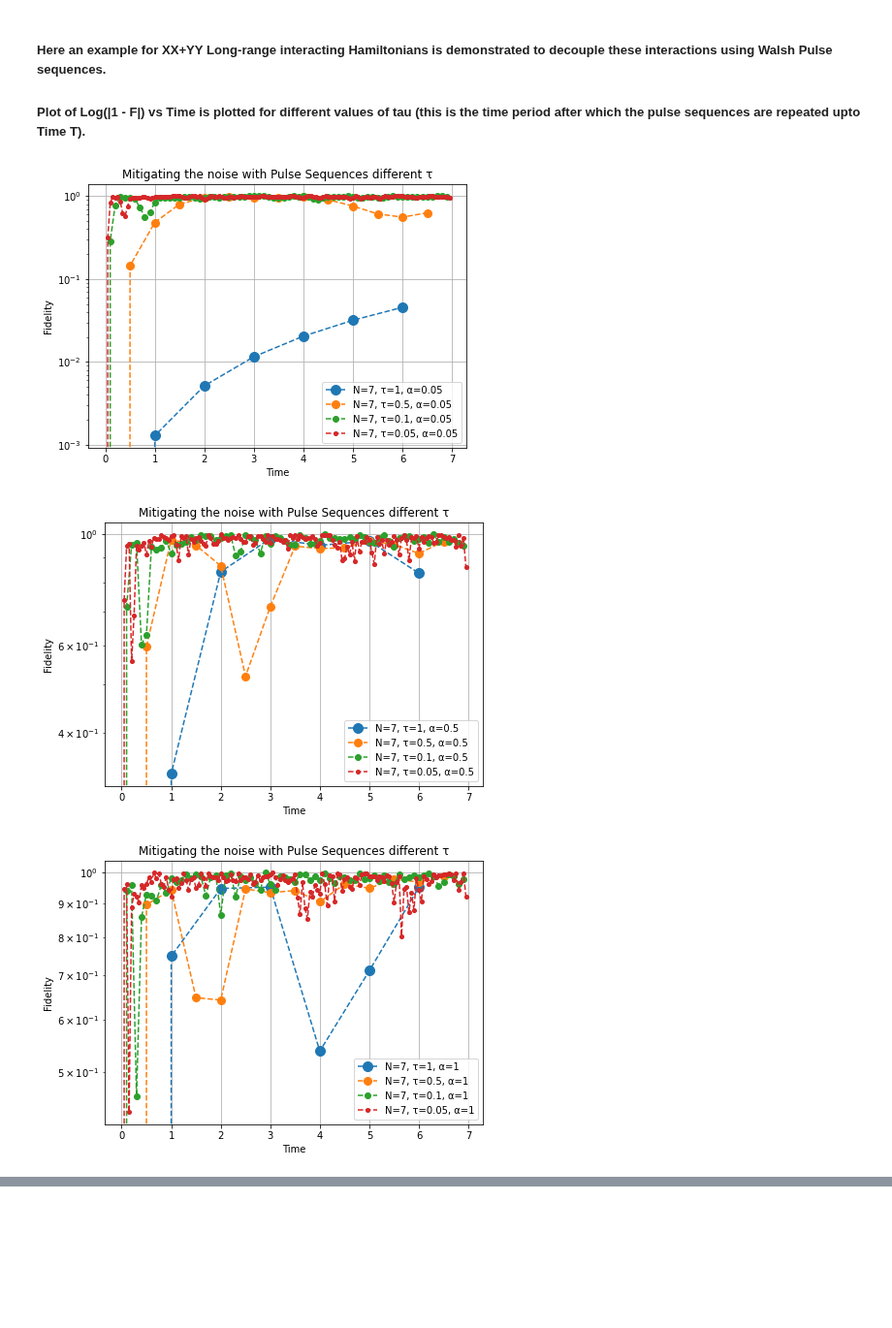
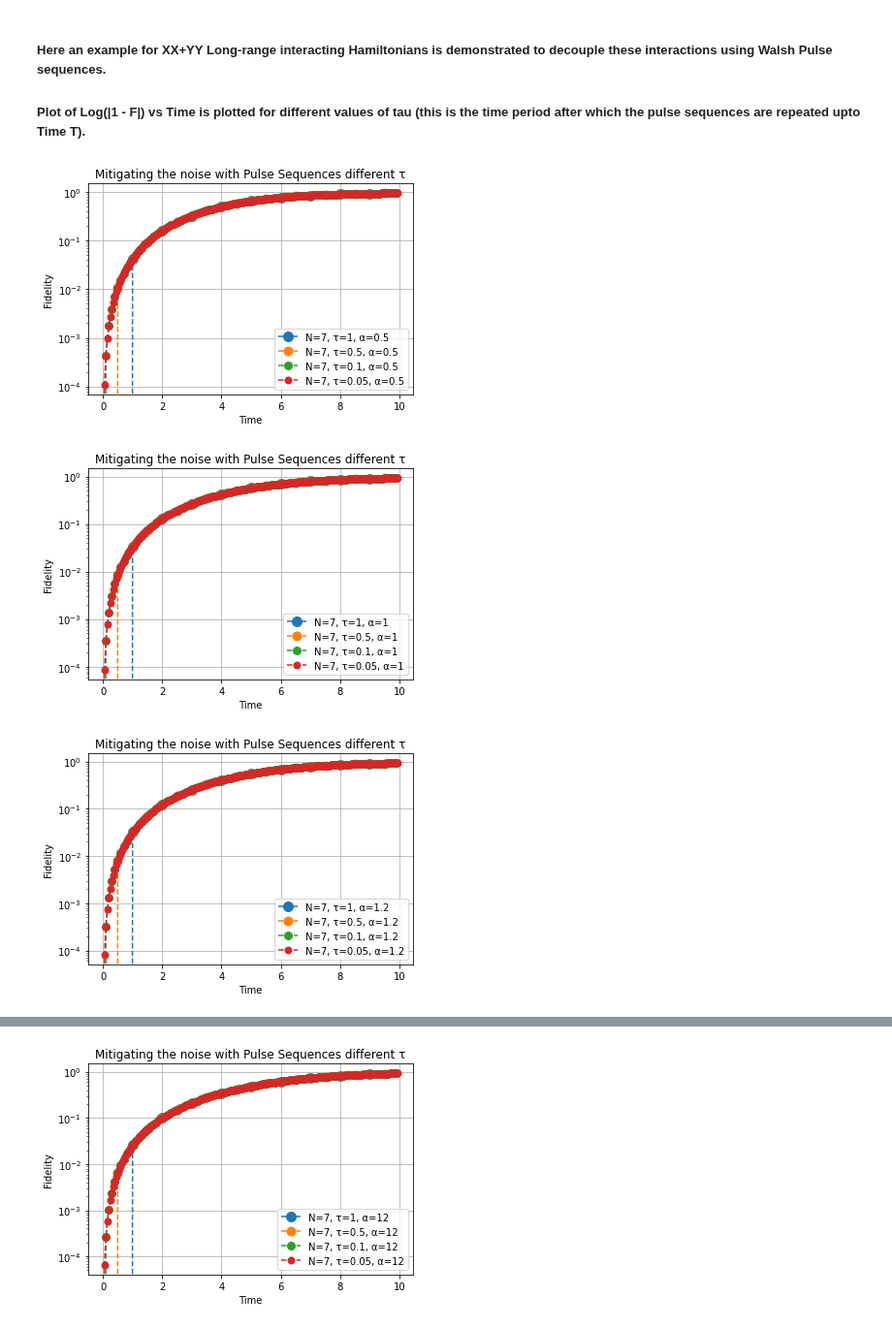
Before and after one commit to JessicaJohnBritto/WalshPulseSeq, a Jupyter notebook: Section-2 Codes/Testing_WalshPSeq_XX+YY_LongRangeInteractionsType.ipynb, the cells around one changed output, grey strips where cells are left out. Shown at 97% size. Saved outputs shown, nothing was run; the diff lists cells and outputs as text; code cells hidden in the pictures; blank space fills up the shorter version.

```diff
--- a/Section-2 Codes/Testing_WalshPSeq_XX+YY_LongRangeInteractionsType.ipynb
+++ b/Section-2 Codes/Testing_WalshPSeq_XX+YY_LongRangeInteractionsType.ipynb
@@ -26,48 +26,40 @@ params = {
 'pulses': [I, Z] # Need to change this specific to Model
 }
 # %%
-max_index = 8
-W_x, W_y = list(range(1, max_index, 1)), list(range(1, max_index, 1))
+max_index = 7
+W_x, W_y = list(range(0, max_index, 1)), list(range(0, max_index, 1))
+params['N'] = len(W_x)
 params['pulses'] = WF_WIList(params, W_x = W_x, W_y = W_y)
-params['N'] = len(W_x)
 params['n'] = len(params['pulses'])
+# print(params['n'])
 params['opH'] = [X, Y]
 n, N, r, op, pulses, psi_nm, R, alpha = initialVals(params)
-params['R'], params['r'], params['alpha'] = R, r, 2
+params['R'], params['r'], params['alpha'] = R, r, 1
+params['alpha_list'] = [0.5, 1, 1.2, 2, 3, 6, 12]
+params['tau'] = params['tau_list'][0]
+params['T'] = 10
+# print(WPSresource_Hamiltonian_TimeEvolOp_IsingType(params)[0].shape)
+# print(params['pulses'])
 # %%
-Pseq, unitary_timeOp, timeOpPHrP = params['pulses'], [], np.eye(2**(params['N']))
-params['n'], tau_n_list = len(Pseq), []
-for alpha in [0.05, 0.5, 1, 1.2, 2, 3, 6, 12]:
+for alpha in params['alpha_list']:
     params['alpha'] = alpha
-
     mss = 10
-
-    plt.figure(figsize=[7,5])
     for tau in params['tau_list']:
-        Hr, expH_r = WPSresource_Hamiltonian_TimeEvolOp_IsingType(params)
-        for k, p in enumerate(Pseq):
-            timeOpPHrP = np.linalg.inv(p)@expH_r@p@timeOpPHrP
-        t_list = np.arange(0, params['T'], params['tau'])
-        unitary_timeOp = [np.linalg.matrix_power(timeOpPHrP, i) for i, t in enumerate(t_list)]
+        psi_t, F, uOp, t = [], [], [], []
         params['tau'] = tau
-        F = []
-    #     uOp, t = WPSeq_TimeEvolOp(params)
-        alphaf = params['alpha']
-        t = np.arange(0, params['T'], params['tau'])
-        uOp = [np.linalg.matrix_power(timeOpPHrP, i) for i, _ in enumerate(t)]
+        uOp, t = WPSeq_TimeEvolOp(params)
         psi_t = [normalizeWF(u@psi_nm) for i,u in enumerate(uOp)]
         F = [1-np.power(np.abs(np.vdot(psi_nm, pt)), 2) for pt in psi_t]
-#         print(F)
         plt.plot(t, F, "--o", label = f"N={params['N']}, τ={tau}, α={params['alpha']}", ms=mss)
-        mss -=2
+        mss -=1
         plt.yscale("log")
         plt.legend()
         plt.xlabel("Time")
         plt.ylabel("Fidelity")
         plt.title("Mitigating the noise with Pulse Sequences different τ")
         plt.grid('on')
     plt.show()
 # %% [output]
-[figure, old version]
+[figure, new version]
-[figure, old version]
+[figure, new version]
-[figure, old version]
+[figure, new version]
@@ -76,0 +69 @@ for alpha in [0.05, 0.5, 1, 1.2, 2, 3, 6, 12]:
+[figure, added]
```
Also changed, not shown: parts of 1 cell of this notebook.
